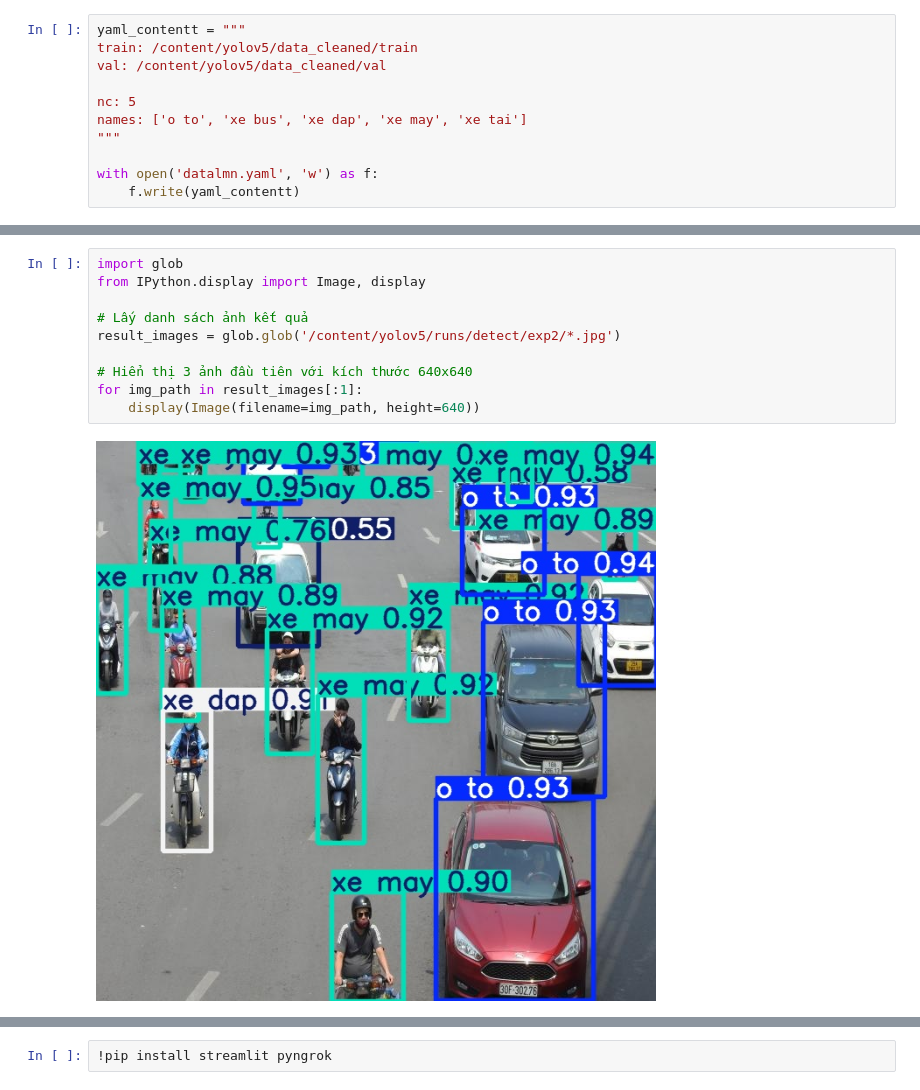
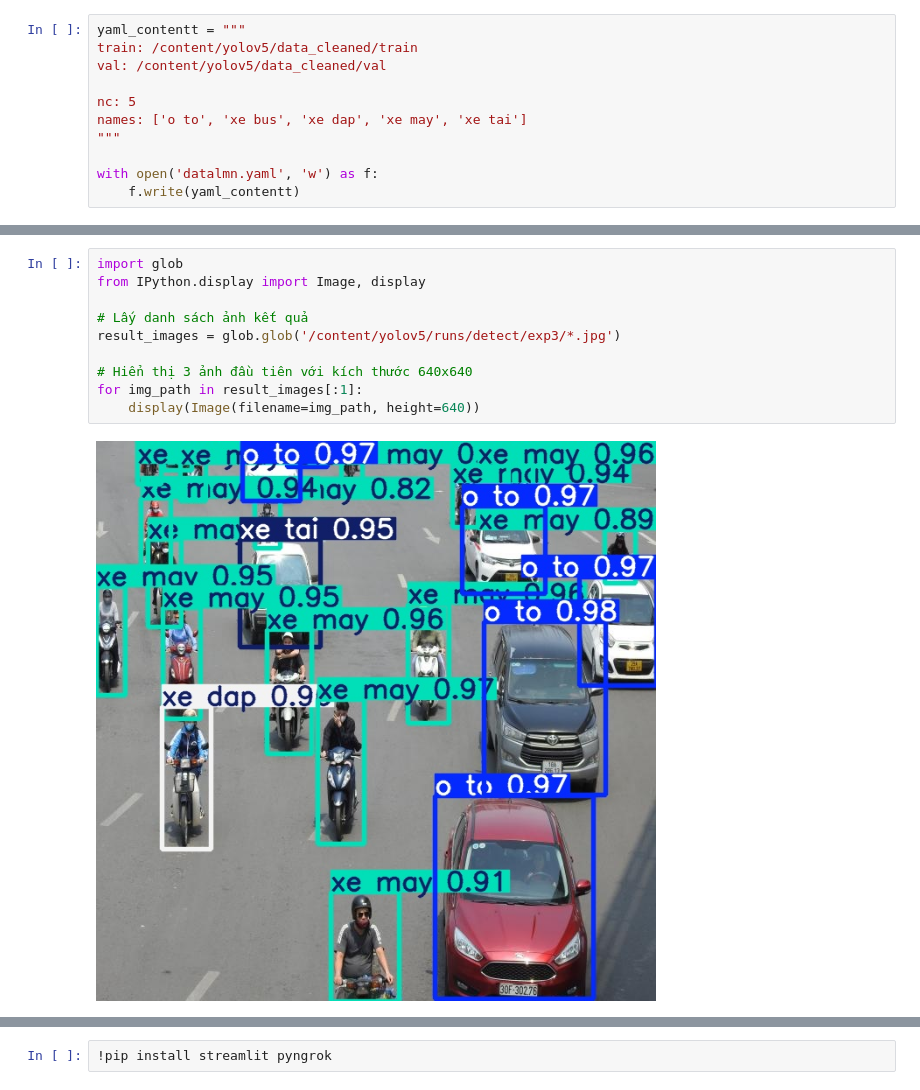
Before and after one commit to lmn190104/yolov5-AI, a Jupyter notebook: Bản_sao_của_Codegit.ipynb, the cells around one changed output, grey strips where cells are left out. Drawn from its saved outputs; the diff is of its cells as text.

```diff
--- a/Bản_sao_của_Codegit.ipynb
+++ b/Bản_sao_của_Codegit.ipynb
@@ -192,15 +192,15 @@ Results saved to yolov5/runs/detect/exp2
 # %%
 import glob
 from IPython.display import Image, display
 
 # Lấy danh sách ảnh kết quả
-result_images = glob.glob('/content/yolov5/runs/detect/exp2/*.jpg')
+result_images = glob.glob('/content/yolov5/runs/detect/exp3/*.jpg')
 
 # Hiển thị 3 ảnh đầu tiên với kích thước 640x640
 for img_path in result_images[:1]:
     display(Image(filename=img_path, height=640))
 # %% [output]
-[figure, old version]
+[figure, new version]
 # %%
 import glob
 from IPython.display import Image, display
```
Also changed, not shown: parts of 14 cells of this notebook.
